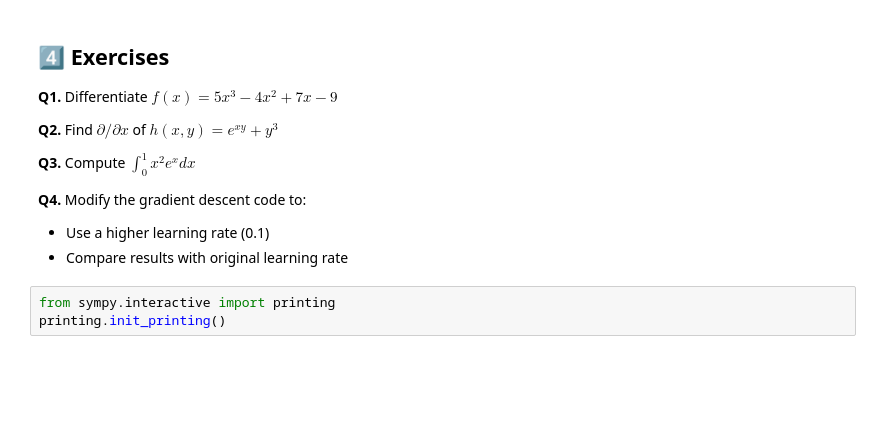
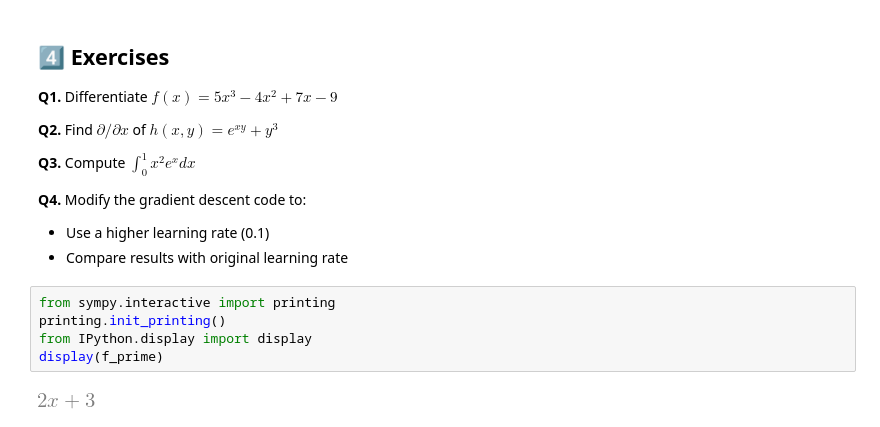
Before and after one commit to MKY01/applied-mathematics-ml-course, a Jupyter notebook: Section3_Notebook4.ipynb, the cells around one changed output. Cells and saved outputs as stored; diff of their text form; blank space fills up the shorter version.

```diff
--- a/Section3_Notebook4.ipynb
+++ b/Section3_Notebook4.ipynb
@@ -128,6 +160,10 @@ Final slope (m): 1.556, intercept (b): 0.014
 # %%
 from sympy.interactive import printing
 printing.init_printing()
+from IPython.display import display
+display(f_prime)
+# %% [output]
+[figure, added]
 # %%
 # Q1. Differentiate f(x) = 5x^3 - 4x^2 + 7x - 9
 import sympy as sp
```
Also changed, not shown: parts of 4 cells of this notebook, 3 other files.
